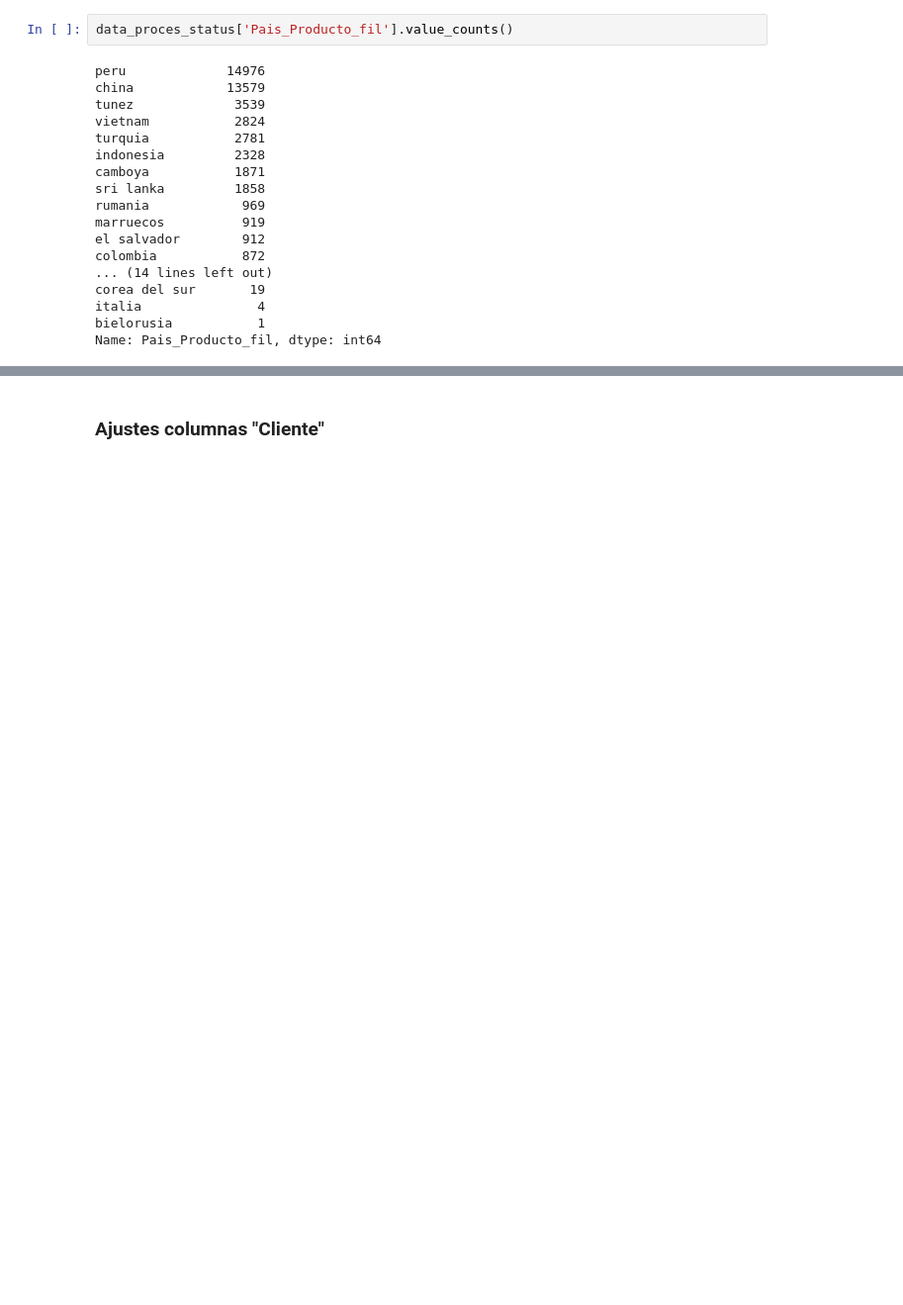
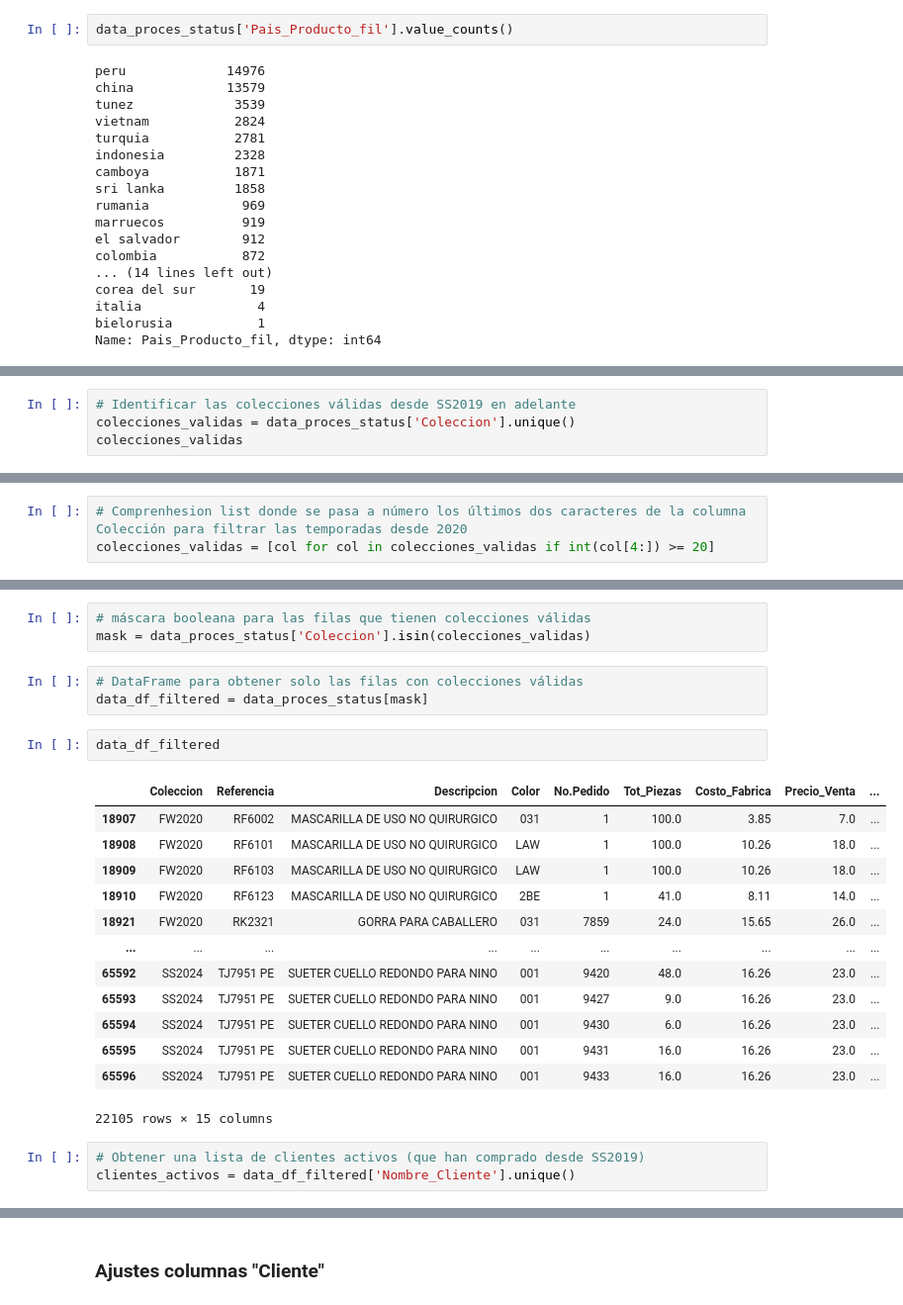
Before and after one commit to ThaylaLuzardo/Forecast_Compras, a Jupyter notebook: notebooks/Data analisis.ipynb, the cells around one changed output, grey strips where cells are left out. Shown: that part at 99% size. Saved outputs shown, nothing was run; the diff lists cells and outputs as text; blank space fills up the shorter version.

Commit message:
filtrado clientes actuales

```diff
--- a/notebooks/Data analisis.ipynb
+++ b/notebooks/Data analisis.ipynb
@@ -341,0 +386,4 @@ Name: Pais_Producto_fil, dtype: int64
+# %%
+# Identificar las colecciones válidas desde SS2019 en adelante
+colecciones_validas = data_proces_status['Coleccion'].unique()
+colecciones_validas
@@ -341,0 +395,3 @@ Name: Pais_Producto_fil, dtype: int64
+# %%
+# Comprenhesion list donde se pasa a número los últimos dos caracteres de la columna Colección para filtrar las temporadas desde 2020
+colecciones_validas = [col for col in colecciones_validas if int(col[4:]) >= 20]
@@ -341,0 +411,25 @@ Name: Pais_Producto_fil, dtype: int64
+# %%
+# máscara booleana para las filas que tienen colecciones válidas
+mask = data_proces_status['Coleccion'].isin(colecciones_validas)
+# %%
+# DataFrame para obtener solo las filas con colecciones válidas
+data_df_filtered = data_proces_status[mask]
+# %%
+data_df_filtered
+# %% [output]
+|  | Coleccion | Referencia | Descripcion | Color | No.Pedido | Tot_Piezas | Costo_Fabrica | Precio_Venta | ... |
+| 18907 | FW2020 | RF6002 | MASCARILLA DE USO NO QUIRURGICO | 031 | 1 | 100.0 | 3.85 | 7.0 | ... |
+| 18908 | FW2020 | RF6101 | MASCARILLA DE USO NO QUIRURGICO | LAW | 1 | 100.0 | 10.26 | 18.0 | ... |
+| 18909 | FW2020 | RF6103 | MASCARILLA DE USO NO QUIRURGICO | LAW | 1 | 100.0 | 10.26 | 18.0 | ... |
+| 18910 | FW2020 | RF6123 | MASCARILLA DE USO NO QUIRURGICO | 2BE | 1 | 41.0 | 8.11 | 14.0 | ... |
+| 18921 | FW2020 | RK2321 | GORRA PARA CABALLERO | 031 | 7859 | 24.0 | 15.65 | 26.0 | ... |
+| ... | ... | ... | ... | ... | ... | ... | ... | ... | ... |
+| 65592 | SS2024 | TJ7951 PE | SUETER CUELLO REDONDO PARA NINO | 001 | 9420 | 48.0 | 16.26 | 23.0 | ... |
+| 65593 | SS2024 | TJ7951 PE | SUETER CUELLO REDONDO PARA NINO | 001 | 9427 | 9.0 | 16.26 | 23.0 | ... |
+| 65594 | SS2024 | TJ7951 PE | SUETER CUELLO REDONDO PARA NINO | 001 | 9430 | 6.0 | 16.26 | 23.0 | ... |
+| 65595 | SS2024 | TJ7951 PE | SUETER CUELLO REDONDO PARA NINO | 001 | 9431 | 16.0 | 16.26 | 23.0 | ... |
+| 65596 | SS2024 | TJ7951 PE | SUETER CUELLO REDONDO PARA NINO | 001 | 9433 | 16.0 | 16.26 | 23.0 | ... |
+22105 rows × 15 columns
+# %%
+# Obtener una lista de clientes activos (que han comprado desde SS2019)
+clientes_activos = data_df_filtered['Nombre_Cliente'].unique()
```
Also changed, not shown: parts of 20 cells of this notebook.
